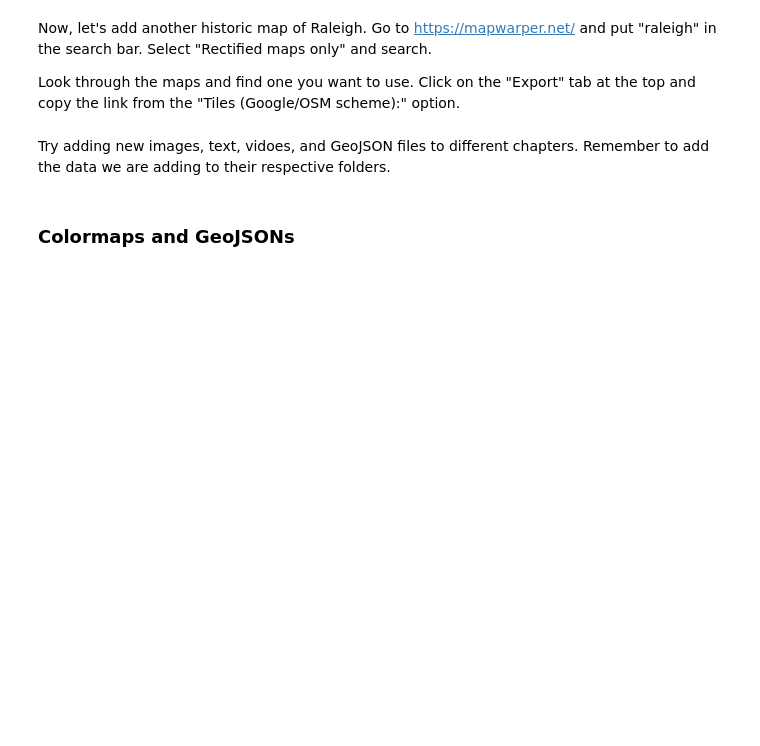
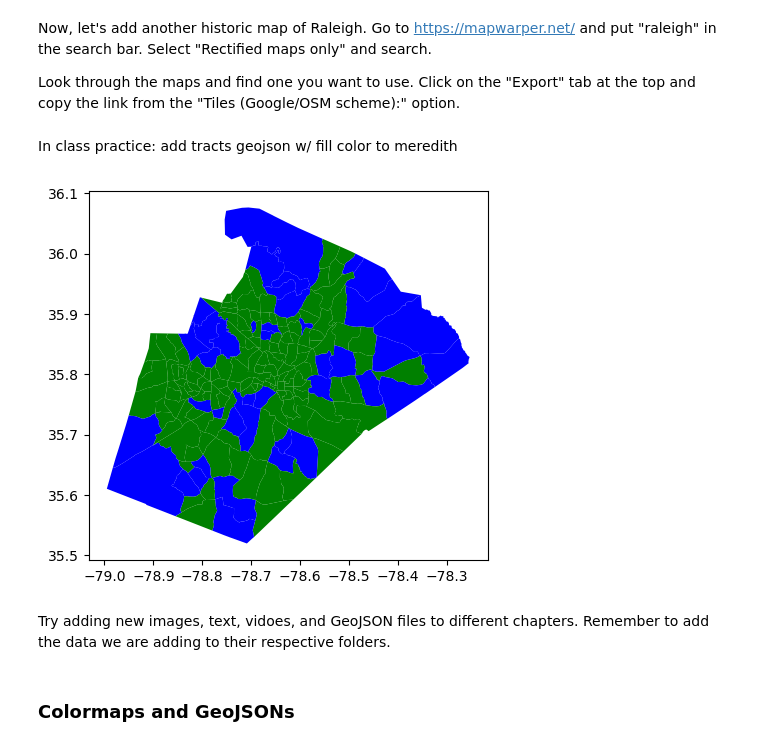
Before and after one commit to iethayer/storymap_GIS495, a Jupyter notebook: storymap.ipynb, the cells around one changed output. Cells and saved outputs as stored; diff of their text form; code cells hidden in the pictures; blank space fills up the shorter version.

Commit message:
changed wake county colors geojson

```diff
--- a/storymap.ipynb
+++ b/storymap.ipynb
@@ -621,6 +621,21 @@ Look through the maps and find one you want to use. Click on the "Export" tab at
 # Add this link to the Overlay column to a chapter of your choice
 # remember, if the historical map does not overlap with the school for that chapter,
 # we will need to manually zoom out to see it or change our zoom settings
+# %% [markdown]
+In class practice: add tracts geojson w/ fill color to meredith
+# %%
+# Try to change the census tract for the school in your chapter to a different color
+wake_co['fillColor'] = 'green'
+
+wake_co[wake_co['AWATER']> 0]
+
+wake_co.loc[wake_co['AWATER']> 100000, 'fillColor']  = 'blue'
+
+wake_co.plot(color=wake_co['fillColor'])
+
+wake_co.to_file('./geojson/wake_county_census_tracts.geojson', driver='GeoJSON')
+# %% [output]
+[figure, added]
 # %% [markdown]
 Try adding new images, text, vidoes, and GeoJSON files to different chapters.
 Remember to add the data we are adding to their respective folders.
```
Also changed, not shown: parts of 3 cells of this notebook, 2 other files.
